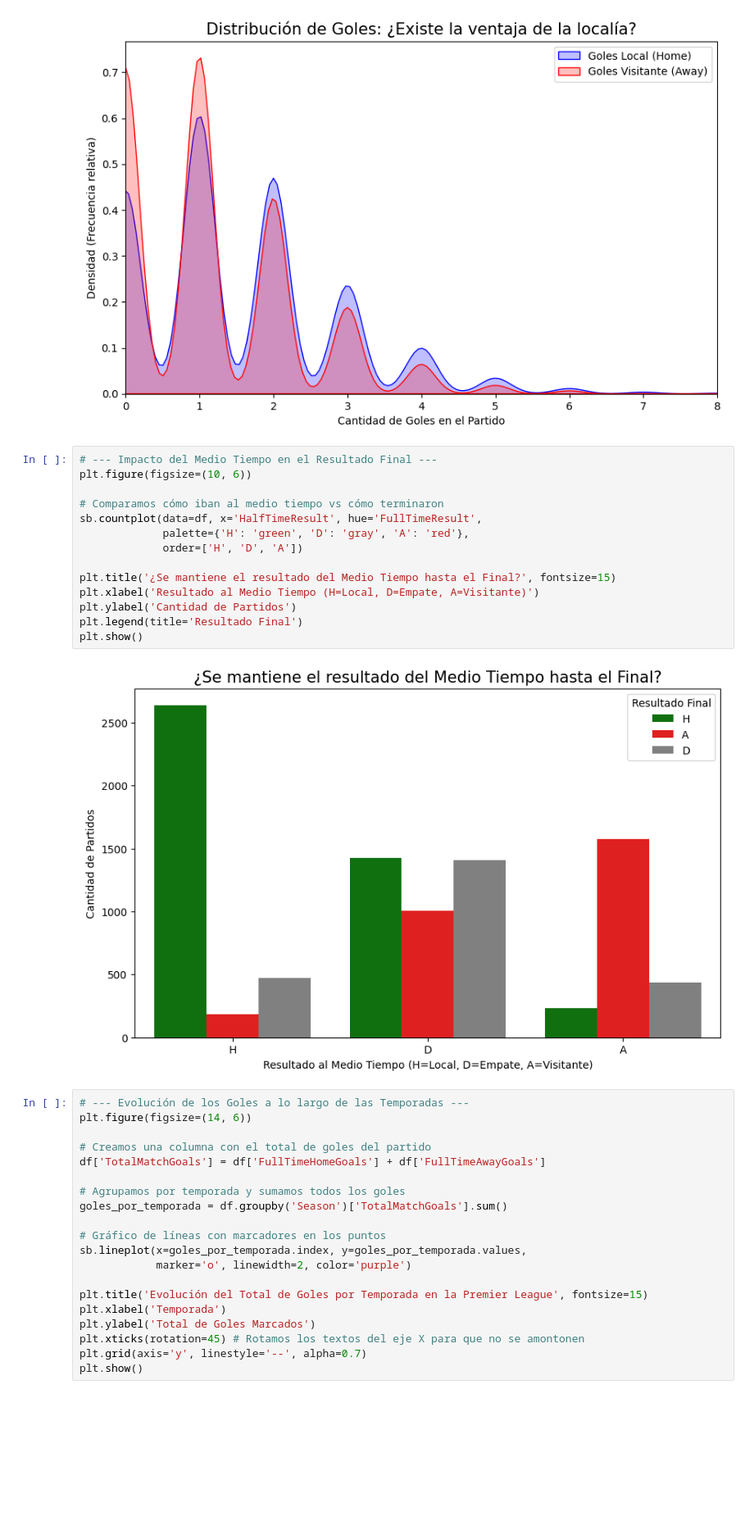
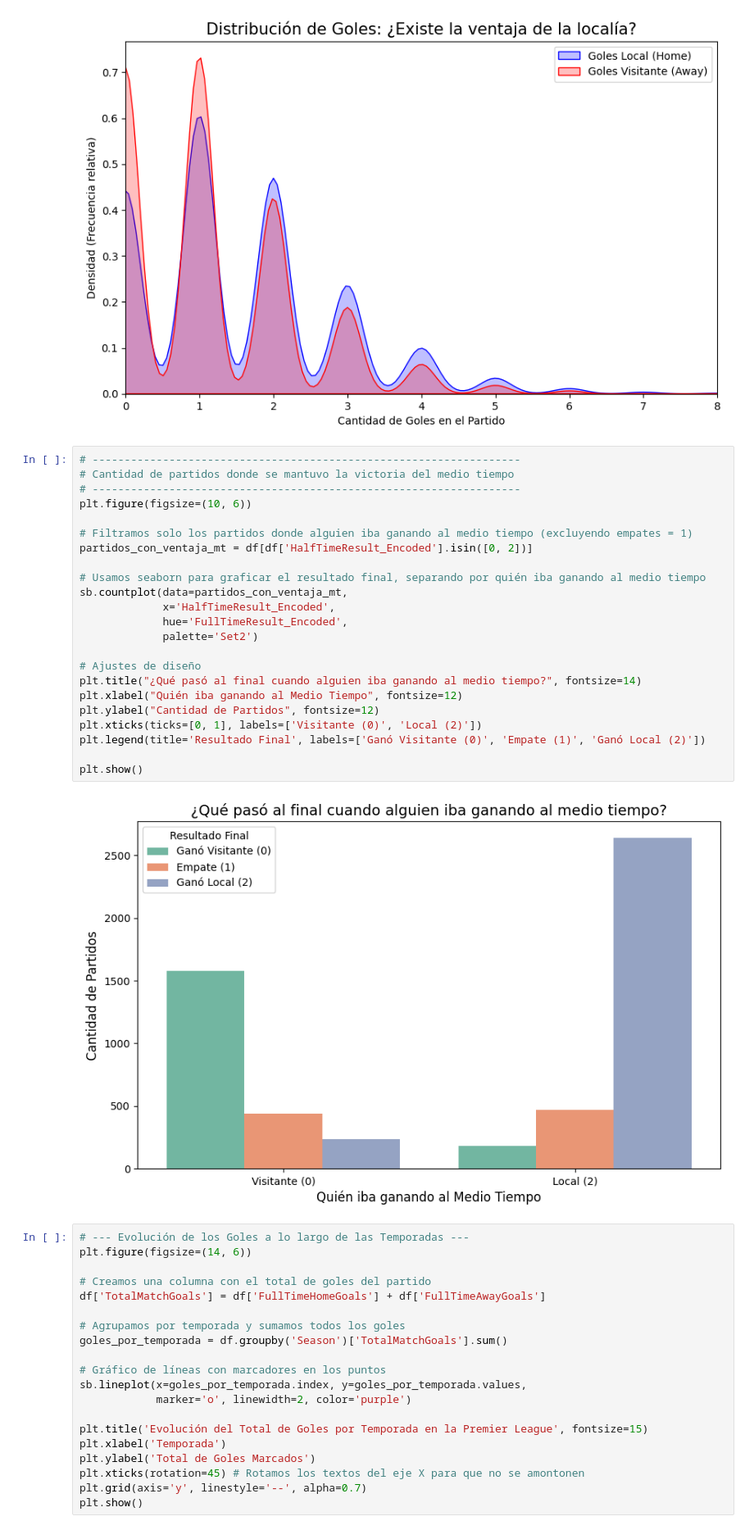
Before and after one commit to vcanio/MineriaDeDatos, a Jupyter notebook: Premier.ipynb, the cells around one changed output. Shown at 82% size. Drawn from its saved outputs; the diff is of its cells as text; blank space fills up the shorter version.

```diff
--- a/Premier.ipynb
+++ b/Premier.ipynb
@@ -254,22 +302,31 @@ plt.legend()
 plt.show()
 # %% [output]
 [figure]
-# %%
-# --- Impacto del Medio Tiempo en el Resultado Final ---
-plt.figure(figsize=(10, 6))
-
-# Comparamos cómo iban al medio tiempo vs cómo terminaron
-sb.countplot(data=df, x='HalfTimeResult', hue='FullTimeResult',
-             palette={'H': 'green', 'D': 'gray', 'A': 'red'},
-             order=['H', 'D', 'A'])
-
-plt.title('¿Se mantiene el resultado del Medio Tiempo hasta el Final?', fontsize=15)
-plt.xlabel('Resultado al Medio Tiempo (H=Local, D=Empate, A=Visitante)')
-plt.ylabel('Cantidad de Partidos')
-plt.legend(title='Resultado Final')
-plt.show()
-# %% [output]
-[figure, removed]
+# %%
+# -------------------------------------------------------------------
+# Cantidad de partidos donde se mantuvo la victoria del medio tiempo
+# -------------------------------------------------------------------
+plt.figure(figsize=(10, 6))
+
+# Filtramos solo los partidos donde alguien iba ganando al medio tiempo (excluyendo empates = 1)
+partidos_con_ventaja_mt = df[df['HalfTimeResult_Encoded'].isin([0, 2])]
+
+# Usamos seaborn para graficar el resultado final, separando por quién iba ganando al medio tiempo
+sb.countplot(data=partidos_con_ventaja_mt,
+             x='HalfTimeResult_Encoded',
+             hue='FullTimeResult_Encoded',
+             palette='Set2')
+
+# Ajustes de diseño
+plt.title("¿Qué pasó al final cuando alguien iba ganando al medio tiempo?", fontsize=14)
+plt.xlabel("Quién iba ganando al Medio Tiempo", fontsize=12)
+plt.ylabel("Cantidad de Partidos", fontsize=12)
+plt.xticks(ticks=[0, 1], labels=['Visitante (0)', 'Local (2)'])
+plt.legend(title='Resultado Final', labels=['Ganó Visitante (0)', 'Empate (1)', 'Ganó Local (2)'])
+
+plt.show()
+# %% [output]
+[figure, added]
 # %%
 # --- Evolución de los Goles a lo largo de las Temporadas ---
 plt.figure(figsize=(14, 6))
```
Also changed, not shown: parts of 12 cells of this notebook.
